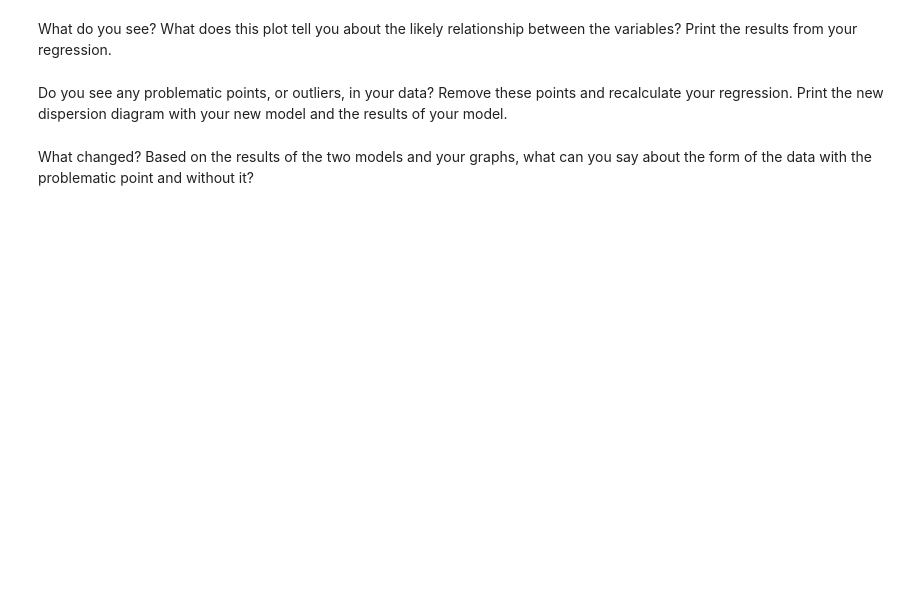
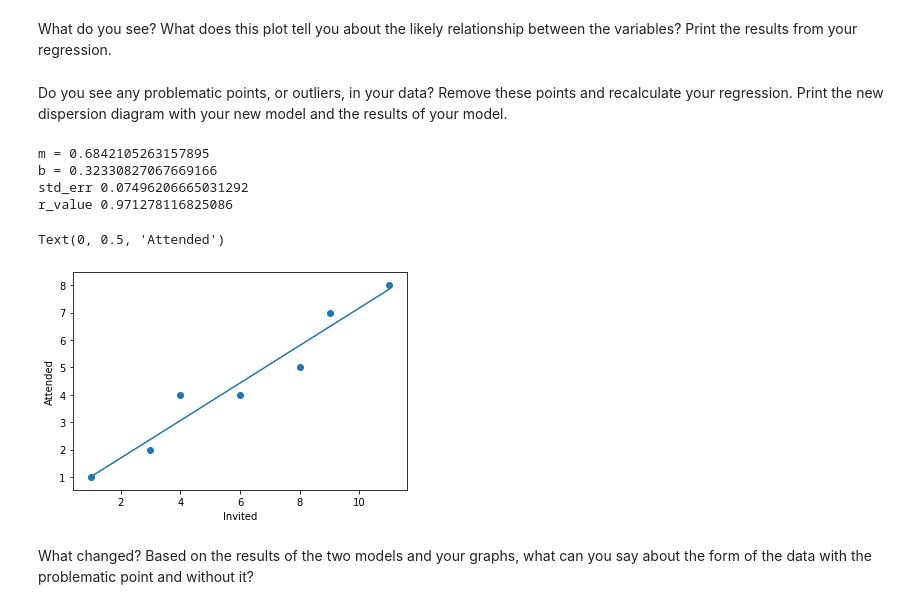
Before and after one commit to ta-data-lis/lab-regression-analysis, a Jupyter notebook: your-code/challenge1.ipynb, the cells around one changed output. Drawn from its saved outputs; the diff is of its cells as text; code cells hidden in the pictures; blank space fills up the shorter version.

```diff
--- a/your-code/challenge1.ipynb
+++ b/your-code/challenge1.ipynb
@@ -112,2 +276,31 @@ Do you see any problematic points, or outliers, in your data? Remove these point
+# %%
+# remove the last point which seems an outlier
+party2 = pd.DataFrame({'Invited':[1,3,4,6,8,9,11], 'Attended':[1,2,4,4,5,7,8]})
+# %%
+# calculate new regression
+x = party2['Invited']
+y = party2['Attended']
+slope, intercept, r_value, _, std_err = stats.linregress(x,y)
+m = slope
+b = intercept
+print('m =',m)
+print('b =',b)
+print('std_err',std_err)
+print('r_value',r_value)
+# %% [output]
+m = 0.6842105263157895
+b = 0.32330827067669166
+std_err 0.07496206665031292
+r_value 0.971278116825086
+# %%
+# new plot
+y = m*x + b
+plt.plot(x,y)
+plt.scatter(party2['Invited'],party2['Attended'])
+plt.xlabel('Invited')
+plt.ylabel('Attended')
+# %% [output]
+Text(0, 0.5, 'Attended')
+[figure, added]
 # %% [markdown]
 What changed? Based on the results of the two models and your graphs, what can you say about the form of the data with the problematic point and without it?
```
Also changed, not shown: parts of 38 cells of this notebook, 1 other file.
